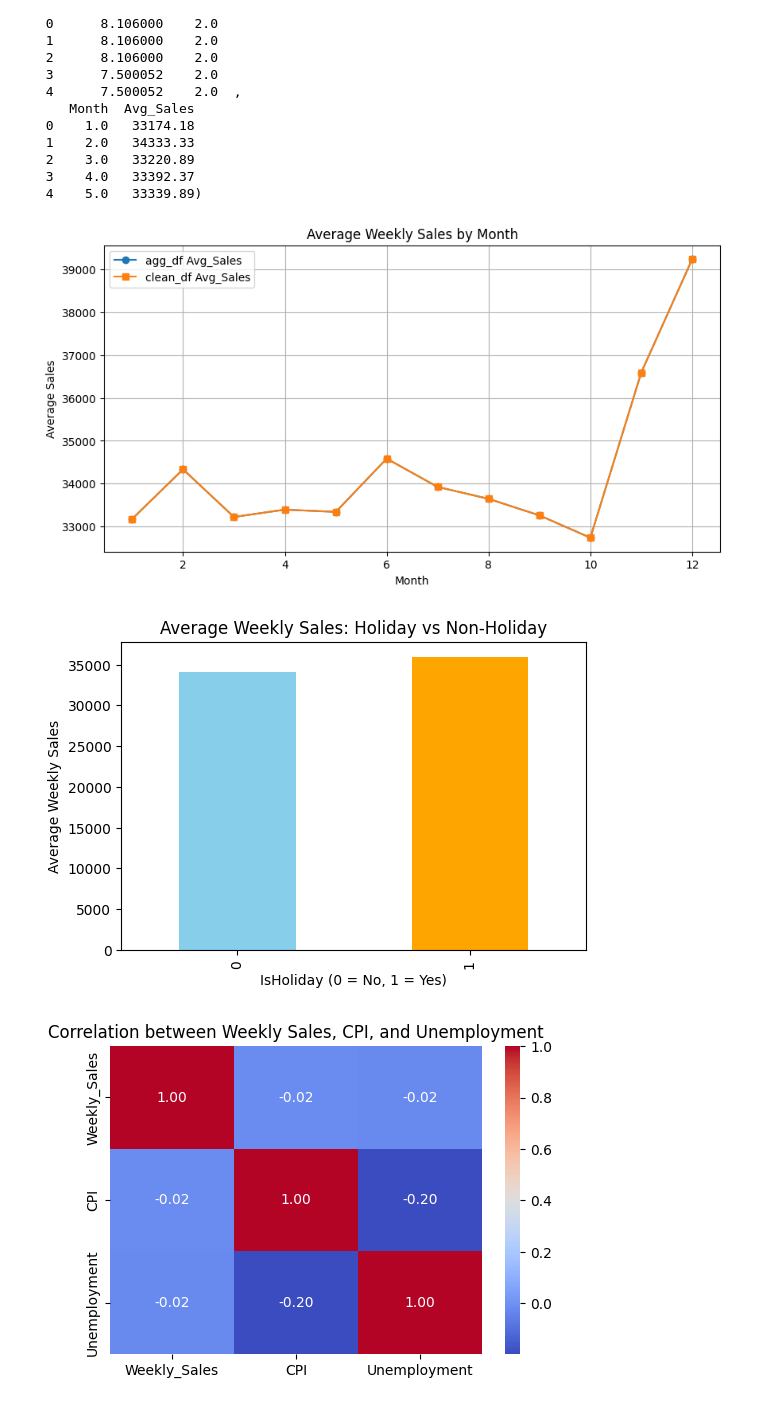
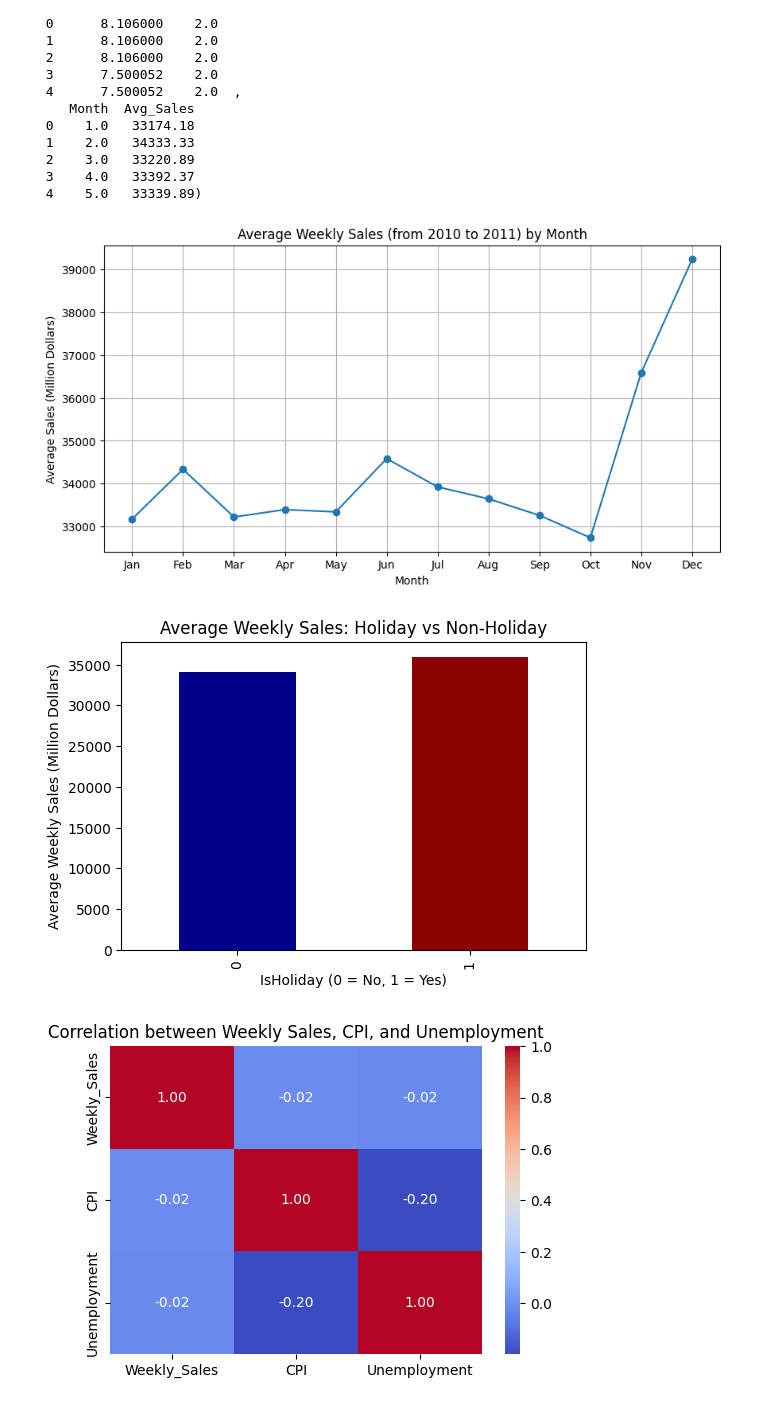
Before and after one commit to rosenguyen2107/Walmart-Sales-Data-Pipeline---Analytics, a Jupyter notebook: notebook.ipynb, the cells around one changed output. Cells and saved outputs as stored; diff of their text form; code cells hidden in the pictures.

```diff
--- a/notebook.ipynb
+++ b/notebook.ipynb
@@ -164,25 +164,26 @@ import seaborn as sns
 # Avg Sales from agg_df vs. clean_df monthly avg
 plt.figure(figsize=(10, 5))
 plt.plot(agg_df["Month"], agg_df["Avg_Sales"], marker="o", label="agg_df Avg_Sales")
-plt.plot(monthly_sales.index, monthly_sales.values, marker="s", label="clean_df Avg_Sales")
-plt.title("Average Weekly Sales by Month")
+plt.xticks(range(1, 13),
+           ["Jan", "Feb", "Mar", "Apr", "May", "Jun",
+            "Jul", "Aug", "Sep", "Oct", "Nov", "Dec"])
+plt.title("Average Weekly Sales (from 2010 to 2011) by Month")
 plt.xlabel("Month")
-plt.ylabel("Average Sales")
-plt.legend()
+plt.ylabel("Average Sales (Million Dollars)")
 plt.grid(True)
 plt.show()
 # %% [output]
-[figure, old version]
+[figure, new version]
 # %%
 # Holiday vs Non-Holiday sales
 plt.figure(figsize=(6, 4))
-holiday_sales.plot(kind="bar", color=["skyblue", "orange"])
+holiday_sales.plot(kind="bar", color=["darkblue", "darkred"])
 plt.title("Average Weekly Sales: Holiday vs Non-Holiday")
 plt.xlabel("IsHoliday (0 = No, 1 = Yes)")
-plt.ylabel("Average Weekly Sales")
+plt.ylabel("Average Weekly Sales (Million Dollars)")
 plt.show()
 # %% [output]
-[figure, old version]
+[figure, new version]
 # %%
 # Correlation heatmap
 plt.figure(figsize=(6, 4))
```
Also changed, not shown: parts of 3 cells of this notebook.
